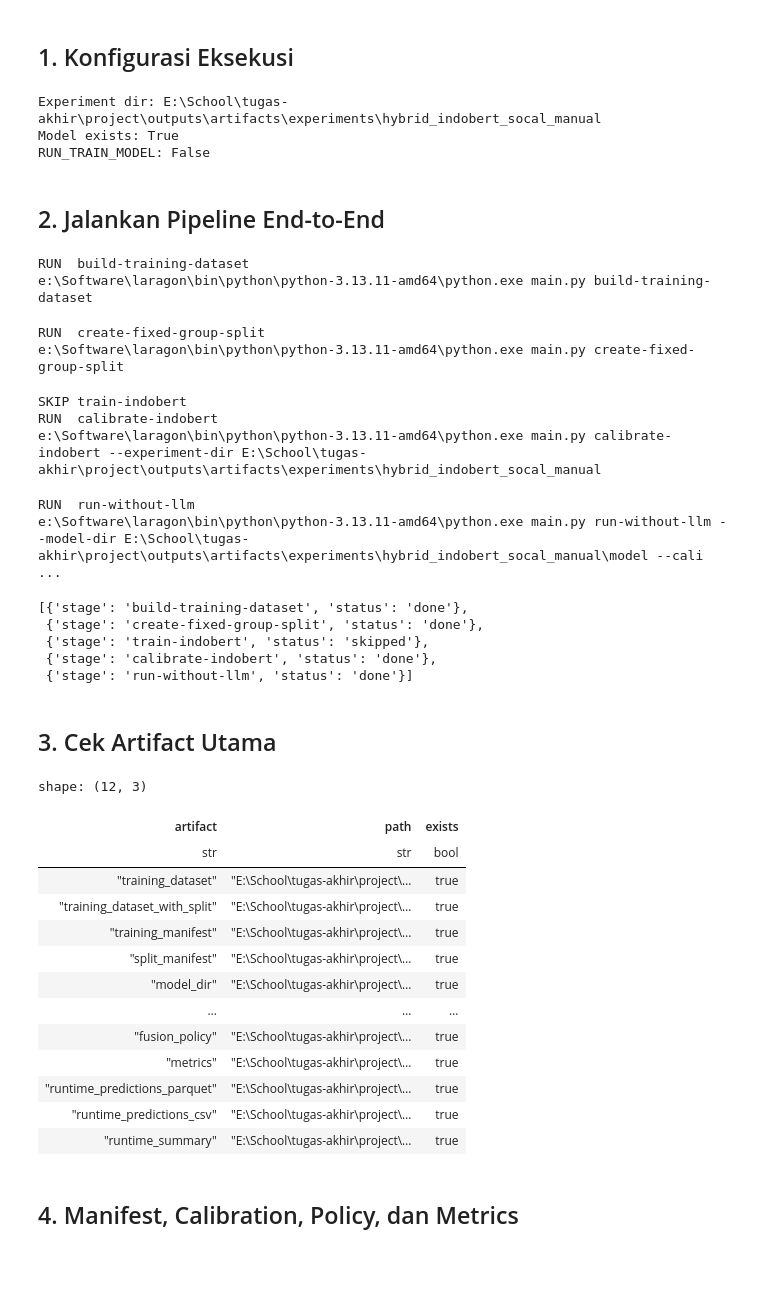
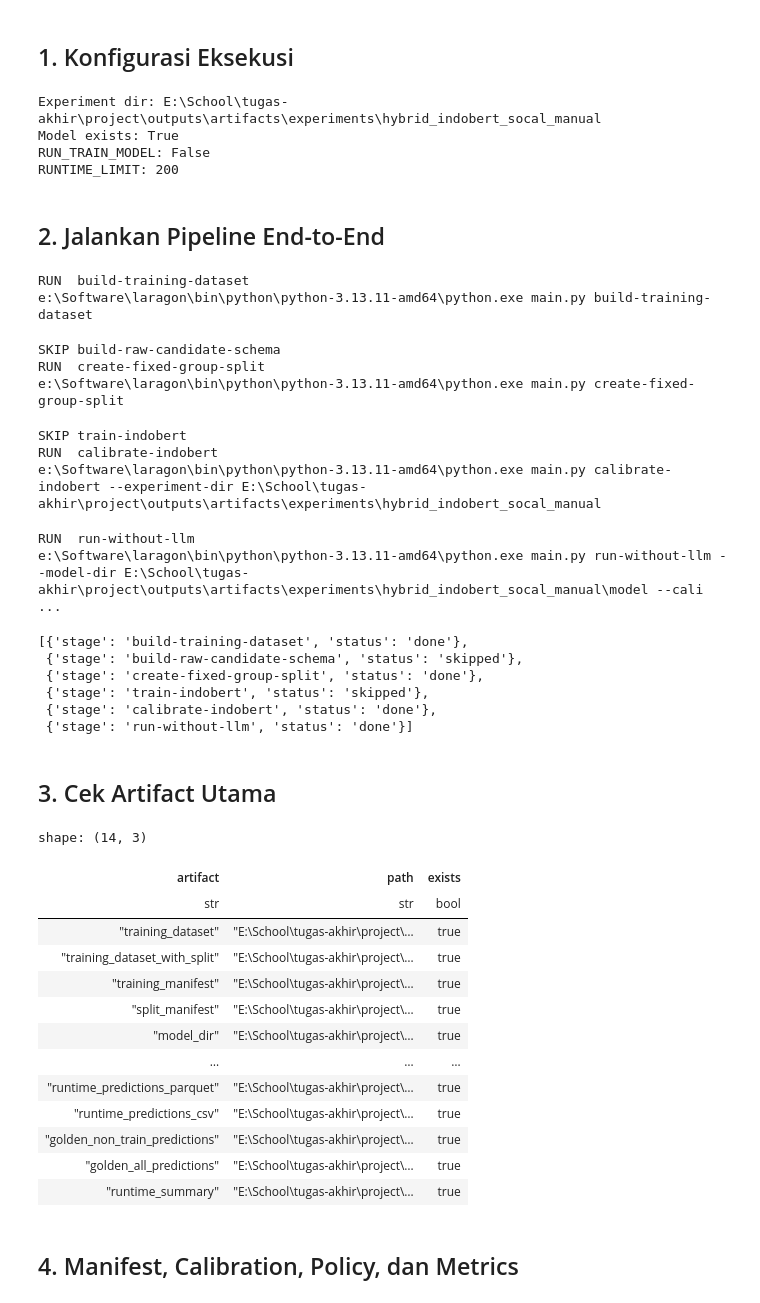
Before and after one commit to dammar01/hybrid-nlp-sentiment-classification, a Jupyter notebook: calibration.ipynb, the cells around one changed output. Saved outputs shown, nothing was run; the diff lists cells and outputs as text; code cells hidden in the pictures; blank space fills up the shorter version.

```diff
--- a/calibration.ipynb
+++ b/calibration.ipynb
@@ -40,26 +40,51 @@ MODEL_DIR = EXPERIMENT_DIR / "model"
 RUNTIME_DIR = EXPERIMENT_DIR / "runtime"
 
 RUN_BUILD_TRAINING_DATASET = True
+RUN_BUILD_RAW_CANDIDATE_SCHEMA = False
 RUN_CREATE_FIXED_SPLIT = True
 RUN_TRAIN_MODEL = not (MODEL_DIR / "config.json").exists()
 RUN_CALIBRATE = True
 RUN_RUNTIME_WITHOUT_LLM = True
+RUNTIME_LIMIT = 200
 
 print("Experiment dir:", EXPERIMENT_DIR)
 print("Model exists:", (MODEL_DIR / "config.json").exists())
 print("RUN_TRAIN_MODEL:", RUN_TRAIN_MODEL)
+print("RUNTIME_LIMIT:", RUNTIME_LIMIT)
 # %% [output]
 Experiment dir: E:\School\tugas-akhir\project\outputs\artifacts\experiments\hybrid_indobert_socal_manual
 Model exists: True
 RUN_TRAIN_MODEL: False
+RUNTIME_LIMIT: 200
 # %% [markdown]
 ## 2. Jalankan Pipeline End-to-End
 # %%
+runtime_command = [
+    sys.executable,
+    "main.py",
+    "run-without-llm",
+    "--model-dir",
+    str(MODEL_DIR),
+    "--calibration-artifact",
+    str(EXPERIMENT_DIR / "calibration_artifact.json"),
+    "--fusion-policy",
+    str(EXPERIMENT_DIR / "fusion_policy.json"),
+    "--output-dir",
+    str(RUNTIME_DIR),
+]
+if RUNTIME_LIMIT is not None:
+    runtime_command.extend(["--limit", str(RUNTIME_LIMIT)])
+
 stages = [
     (
         "build-training-dataset",
         RUN_BUILD_TRAINING_DATASET,
         [sys.executable, "main.py", "build-training-dataset"],
+    ),
+    (
+        "build-raw-candidate-schema",
+        RUN_BUILD_RAW_CANDIDATE_SCHEMA,
+        [sys.executable, "main.py", "build-raw-candidate-schema"],
     ),
     (
         "create-fixed-group-split",
@@ -79,19 +104,7 @@ stages = [
     (
         "run-without-llm",
         RUN_RUNTIME_WITHOUT_LLM,
-        [
-            sys.executable,
-            "main.py",
-            "run-without-llm",
-            "--model-dir",
-            str(MODEL_DIR),
-            "--calibration-artifact",
-            str(EXPERIMENT_DIR / "calibration_artifact.json"),
-            "--fusion-policy",
-            str(EXPERIMENT_DIR / "fusion_policy.json"),
-            "--output-dir",
-            str(RUNTIME_DIR),
-        ],
+        runtime_command,
     ),
 ]
 
@@ -111,6 +124,7 @@ completed_stages
 # %% [output]
 RUN  build-training-dataset
 e:\Software\laragon\bin\python\python-3.13.11-amd64\python.exe main.py build-training-dataset
+SKIP build-raw-candidate-schema
 RUN  create-fixed-group-split
 e:\Software\laragon\bin\python\python-3.13.11-amd64\python.exe main.py create-fixed-group-split
 SKIP train-indobert
@@ -119,6 +133,7 @@ e:\Software\laragon\bin\python\python-3.13.11-amd64\python.exe main.py calibrate
 RUN  run-without-llm
 e:\Software\laragon\bin\python\python-3.13.11-amd64\python.exe main.py run-without-llm --model-dir E:\School\tugas-akhir\project\outputs\artifacts\experiments\hybrid_indobert_socal_manual\model --cali ...
 [{'stage': 'build-training-dataset', 'status': 'done'},
+ {'stage': 'build-raw-candidate-schema', 'status': 'skipped'},
  {'stage': 'create-fixed-group-split', 'status': 'done'},
  {'stage': 'train-indobert', 'status': 'skipped'},
  {'stage': 'calibrate-indobert', 'status': 'done'},
@@ -130,38 +145,40 @@ artifact_paths = {
     "training_dataset": config.TRAINING_DATASET_PATH,
     "training_dataset_with_split": config.TRAINING_DATASET_WITH_SPLIT_PATH,
     "training_manifest": config.ARTIFACTS / "training_dataset_manifest.json",
     "split_manifest": config.FIXED_SPLIT_MANIFEST_PATH,
     "model_dir": MODEL_DIR,
     "model_manifest": EXPERIMENT_DIR / "model_manifest.json",
     "calibration_artifact": EXPERIMENT_DIR / "calibration_artifact.json",
     "fusion_policy": EXPERIMENT_DIR / "fusion_policy.json",
     "metrics": EXPERIMENT_DIR / "metrics.json",
     "runtime_predictions_parquet": RUNTIME_DIR / "scenario_without_llm_predictions.parquet",
     "runtime_predictions_csv": RUNTIME_DIR / "scenario_without_llm_predictions.csv",
+    "golden_non_train_predictions": EXPERIMENT_DIR / "golden_non_train_predictions.parquet",
+    "golden_all_predictions": EXPERIMENT_DIR / "golden_all_predictions.parquet",
     "runtime_summary": RUNTIME_DIR / "scenario_without_llm_summary.json",
 }
 
 artifact_df = pl.DataFrame(
     [
         {"artifact": name, "path": str(path), "exists": Path(path).exists()}
         for name, path in artifact_paths.items()
     ]
 )
 display(artifact_df)
 # %% [output]
-shape: (12, 3)
+shape: (14, 3)
 | artifact | path | exists |
 | str | str | bool |
 | "training_dataset" | "E:\School\tugas-akhir\project\… | true |
 | "training_dataset_with_split" | "E:\School\tugas-akhir\project\… | true |
 | "training_manifest" | "E:\School\tugas-akhir\project\… | true |
 | "split_manifest" | "E:\School\tugas-akhir\project\… | true |
 | "model_dir" | "E:\School\tugas-akhir\project\… | true |
 | … | … | … |
-| "fusion_policy" | "E:\School\tugas-akhir\project\… | true |
-| "metrics" | "E:\School\tugas-akhir\project\… | true |
 | "runtime_predictions_parquet" | "E:\School\tugas-akhir\project\… | true |
 | "runtime_predictions_csv" | "E:\School\tugas-akhir\project\… | true |
+| "golden_non_train_predictions" | "E:\School\tugas-akhir\project\… | true |
+| "golden_all_predictions" | "E:\School\tugas-akhir\project\… | true |
 | "runtime_summary" | "E:\School\tugas-akhir\project\… | true |
 # %% [markdown]
 ## 4. Manifest, Calibration, Policy, dan Metrics
```
Also changed, not shown: parts of 8 cells of this notebook, 6 other files.
